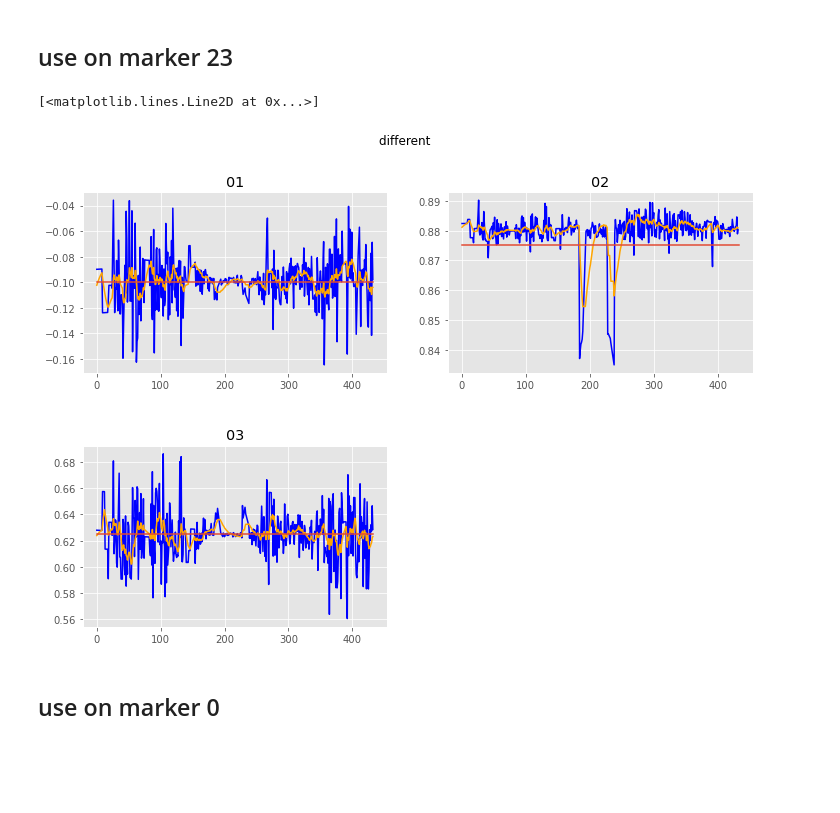
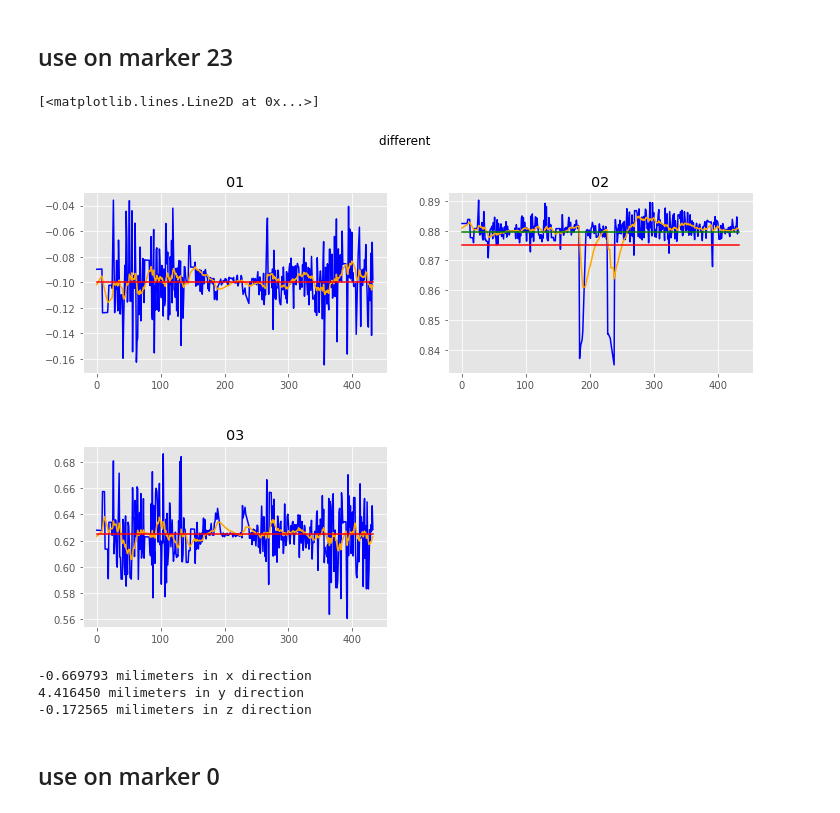
Before and after one commit to nilshao/data_process, a Jupyter notebook: 01static_camera_calibration/01static_camera_calibration.ipynb, the cells around one changed output. Saved outputs shown, nothing was run; the diff lists cells and outputs as text; code cells hidden in the pictures; blank space fills up the shorter version.

```diff
--- a/01static_camera_calibration/01static_camera_calibration.ipynb
+++ b/01static_camera_calibration/01static_camera_calibration.ipynb
@@ -461,7 +461,7 @@ kalman_ori.processNoiseCov = np.array([ [1, 0, 0, 0, 0, 0],
 # Measurement Noise Covariance
 kalman_pos.measurementNoiseCov = np.array([[1, 0, 0],
                                         [0, 1, 0],
-                                        [0, 0, 1]], np.float32)*1e-1
+                                        [0, 0, 1]], np.float32)*0.4
 # %% [markdown]
 # initalize measurement and predictions
 # %%
@@ -630,7 +630,7 @@ kalman_ori.processNoiseCov = np.array([ [1, 0, 0, 0, 0, 0],
 # Measurement Noise Covariance
 kalman_pos.measurementNoiseCov = np.array([[1, 0, 0],
                                         [0, 1, 0],
-                                        [0, 0, 1]], np.float32)*1e-1
+                                        [0, 0, 1]], np.float32)*0.4
 # %%
 # initalize measurement and predictions
 last_measurement_pos23 = current_measurement_pos23 = (data_from23['x'][0],data_from23['y'][0],data_from23['z'][0])
@@ -696,37 +696,49 @@ xf23 = filtered_pos_array23[:,0]
 yf23 = filtered_pos_array23[:,1]
 zf23 = filtered_pos_array23[:,2]
 
 fig = plt.figure()
 fig.suptitle('different ')
 fig.subplots_adjust(hspace=0.4)
 
 ax221 = fig.add_subplot(221)
 ax221.set_title('01')
 ax221.plot(x23, color='blue')
 ax221.plot(xf23, color='orange')
 x_coordinates = [0,len(data_from0['x'])]
 y_coordinates = [xt, xt]
-ax221.plot(x_coordinates, y_coordinates)
+ax221.plot(x_coordinates, y_coordinates,color='red')
+
 
 ax222 = fig.add_subplot(222)
 ax222.set_title('02')
 ax222.plot(y23, color='blue')
 ax222.plot(yf23, color='orange')
 x_coordinates = [0,len(data_from0['x'])]
 y_coordinates = [yt, yt]
-ax222.plot(x_coordinates, y_coordinates)
+ax222.plot(x_coordinates, y_coordinates,color='red')
+my = df23[['y']].mean(axis=0)
+y_average = [my,my]
+ax222.plot(x_coordinates, y_average,color='green')
 
 ax223 = fig.add_subplot(223)
 ax223.set_title('03')
 ax223.plot(z23, color='blue')
 ax223.plot(zf23, color='orange')
 ax223.plot(zt,color='red')
 x_coordinates = [0,len(data_from0['x'])]
 y_coordinates = [zt, zt]
-ax223.plot(x_coordinates, y_coordinates)
+ax223.plot(x_coordinates, y_coordinates,color='red')
 # %% [output]
 [<matplotlib.lines.Line2D at 0x...>]
-[figure, old version]
+[figure, new version]
+# %%
+print(("%f milimeters in x direction") % ((mx-xt)*1000))
+print(("%f milimeters in y direction") % ((my-yt)*1000))
+print(("%f milimeters in z direction") % ((mz-zt)*1000))
+# %% [output]
+-0.669793 milimeters in x direction
+4.416450 milimeters in y direction
+-0.172565 milimeters in z direction
 # %% [markdown]
 ## use on marker 0
 # %%
```
Also changed, not shown: parts of 7 cells of this notebook.
